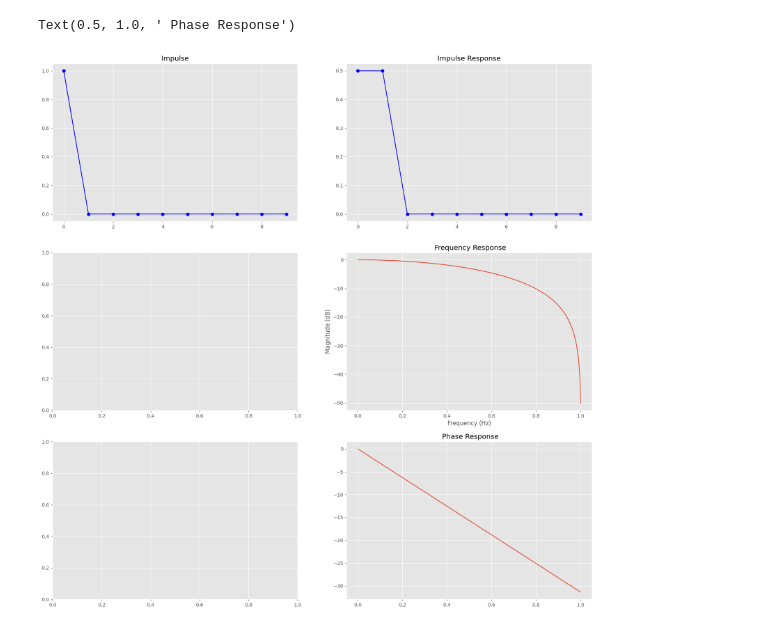
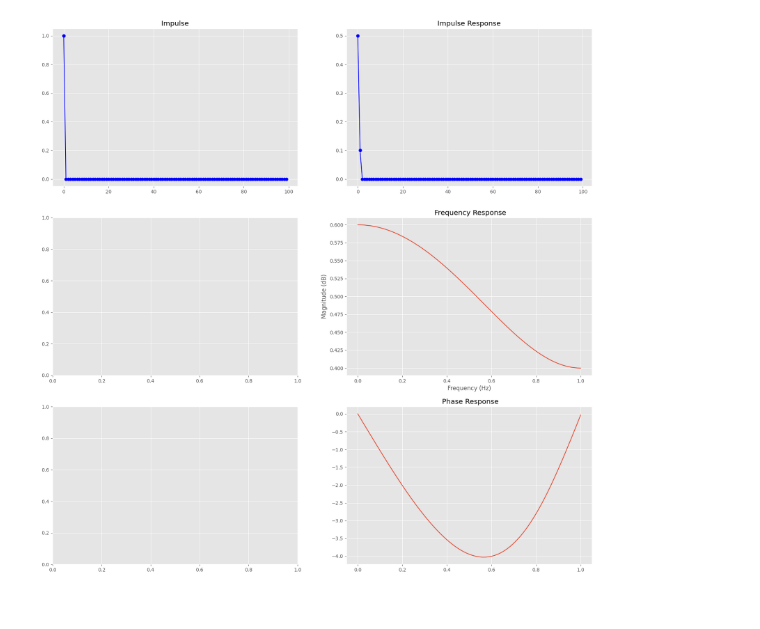
Before and after one commit to eiselekd/lang, a Jupyter notebook: dsp/fir/impulse.ipynb, the cells around one changed output. Saved outputs shown, nothing was run; the diff lists cells and outputs as text; code cells hidden in the pictures.

```diff
--- a/dsp/fir/impulse.ipynb
+++ b/dsp/fir/impulse.ipynb
@@ -1,45 +1,72 @@
 # %%
 import numpy as np
 import matplotlib.pyplot as plt
 import scipy.fftpack as fft
 from matplotlib import style
 
 plt.style.use('ggplot')
+
+
+
+def plot(impulse, response):
+    x=np.linspace(0, 1, response.size//2)
+
+
+    #with np.errstate(divide='ignore', invalid='ignore'):
+    if True:
+        response_fft = fft.fft(response)
+        #y=(20 * np.log10(np.abs(response_fft)))[:response_fft.size//2]
+        y=((np.abs(response_fft)))[:response_fft.size//2]
+        phase=(20 * np.angle(response_fft))[:response_fft.size//2]
+
+
+    fig, ax = plt.subplots(3,2, figsize=(20, 20))
+
+    ax[0][0].plot(impulse[:100],'bo-')
+    ax[0][0].set_title('Impulse')
+    ax[0][1].plot(response[:100],'bo-')
+    ax[0][1].set_title('Impulse Response')
+
+    ax[1][1].plot(x, y, label='b')
+    ax[1][1].set_xlabel('Frequency (Hz)')
+    ax[1][1].set_ylabel('Magnitude (dB)')
+    ax[1][1].set_title(' Frequency Response')
+
+    ax[2][1].plot(x, phase, label='b')
+    ax[2][1].set_title(' Phase Response')
 
 samples=1000
 
 impulse = np.zeros(samples)
 impulse[0] = 1
 
 def feedForward(x, a0, a1):
     b = np.zeros(samples)
     for i in range(0, x.size):
         b[i] = a0 * x[i] + a1 * x[i-1]
     return b
 
 response = feedForward(impulse,0.5, 0.5);
+#
 
-x=np.linspace(0, 1, response.size//2)
-with np.errstate(divide='ignore', invalid='ignore'):
-    response_fft = fft.fft(response)
-    y=(20 * np.log10(np.abs(response_fft)))[:response_fft.size//2]
-    phase=(20 * np.angle(response_fft))[:response_fft.size//2]
+impulse = np.zeros(samples)
+impulse[0] = 1
+
+def sinc(x):
+    b = np.zeros(samples)
+    b[0] = 1
+    for i in range(1, x.size):
+        b[i] = np.sin(i)/(i)
+    return b
+
+def tent(x,a0,a1,a2):
+    b = np.zeros(samples)
+    for i in range(0, x.size-1):
+        b[i] = a0* x[i-1] + a1 * x[i] + a2*x[i+1]
+    return b
 
 
-fig, ax = plt.subplots(3,2, figsize=(20, 20))
-
-ax[0][0].plot(impulse[:10],'bo-')
-ax[0][0].set_title('Impulse')
-ax[0][1].plot(response[:10],'bo-')
-ax[0][1].set_title('Impulse Response')
-
-ax[1][1].plot(x, y, label='b')
-ax[1][1].set_xlabel('Frequency (Hz)')
-ax[1][1].set_ylabel('Magnitude (dB)')
-ax[1][1].set_title(' Frequency Response')
-
-ax[2][1].plot(x, phase, label='b')
-ax[2][1].set_title(' Phase Response')
+response = tent(impulse,0.10, 0.5, 0.10)
+plot(impulse, response)
 # %% [output]
-Text(0.5, 1.0, ' Phase Response')
-[figure, old version]
+[figure, new version]
```
Also changed, not shown: 1 other file.
